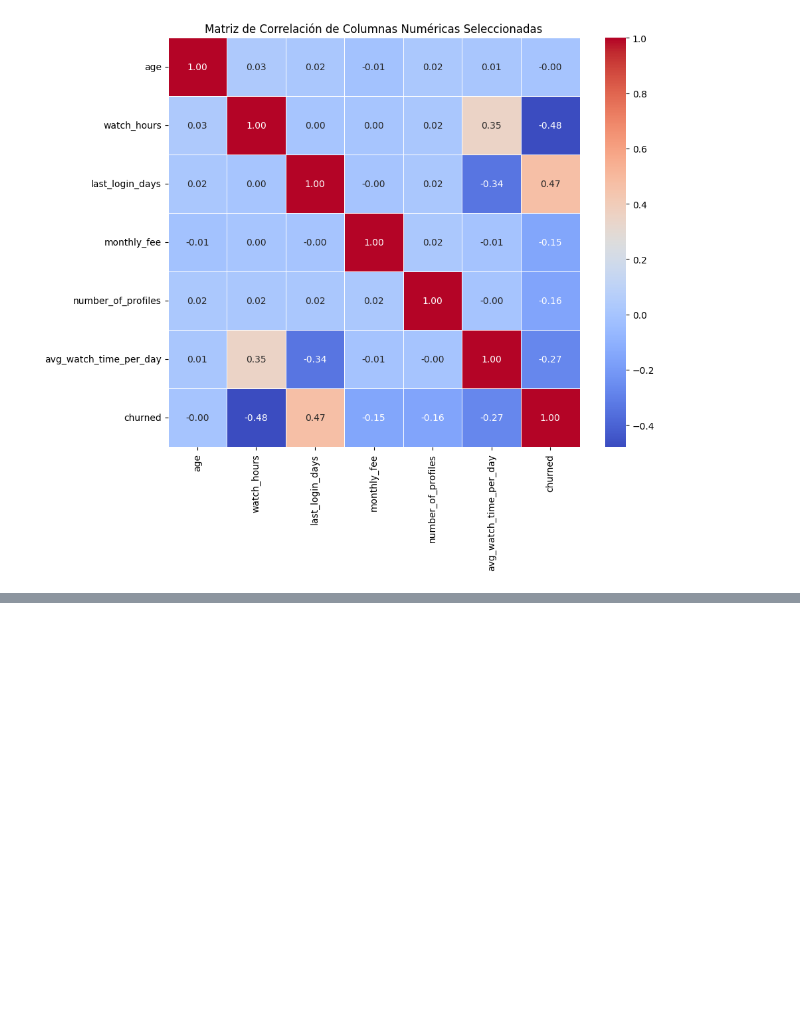
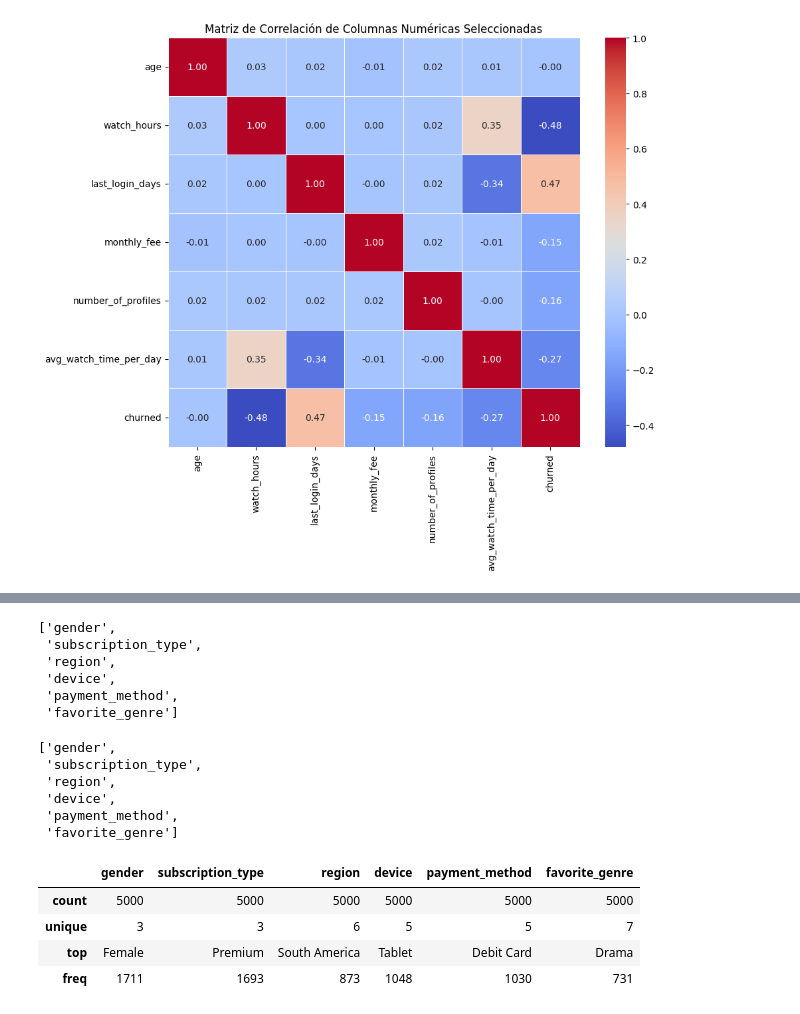
Before and after one commit to VillaltaE/Hackthon_NoCountry_65, a Jupyter notebook: data-science/Netflix_customer_churn.ipynb, the cells around one changed output, grey strips where cells are left out. Drawn from its saved outputs; the diff is of its cells as text; code cells hidden in the pictures; blank space fills up the shorter version.

```diff
--- a/data-science/Netflix_customer_churn.ipynb
+++ b/data-science/Netflix_customer_churn.ipynb
@@ -419,0 +490,31 @@ plt.show()
+# %%
+#Lista con las variables categoricas sin churn
+columnas_categoricas = list(df.select_dtypes('object'))
+columnas_categoricas
+# %% [output]
+['gender',
+ 'subscription_type',
+ 'region',
+ 'device',
+ 'payment_method',
+ 'favorite_genre']
+# %%
+columnas_categoricas
+# %% [output]
+['gender',
+ 'subscription_type',
+ 'region',
+ 'device',
+ 'payment_method',
+ 'favorite_genre']
+# %%
+##### Tabla con la estadística descriptiva de las variables categóricas
+tabla_categoricas = df[columnas_categoricas].describe()
+# %%
+tabla_categoricas
+# %% [output]
+|  | gender | subscription_type | region | device | payment_method | favorite_genre |
+| count | 5000 | 5000 | 5000 | 5000 | 5000 | 5000 |
+| unique | 3 | 3 | 6 | 5 | 5 | 7 |
+| top | Female | Premium | South America | Tablet | Debit Card | Drama |
+| freq | 1711 | 1693 | 873 | 1048 | 1030 | 731 |
```
Also changed, not shown: parts of 29 cells of this notebook.
